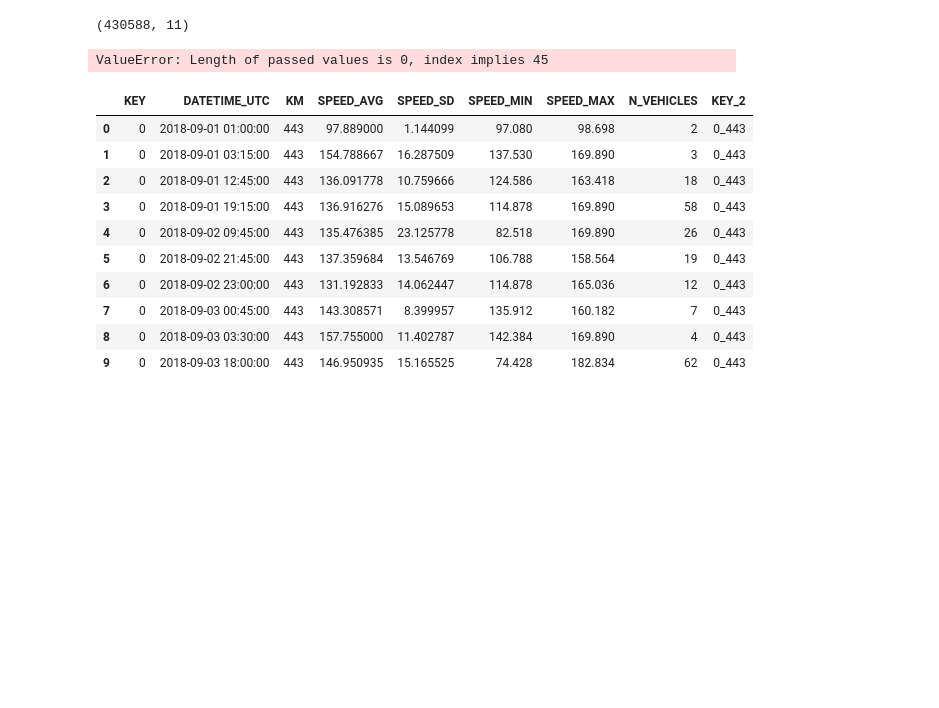
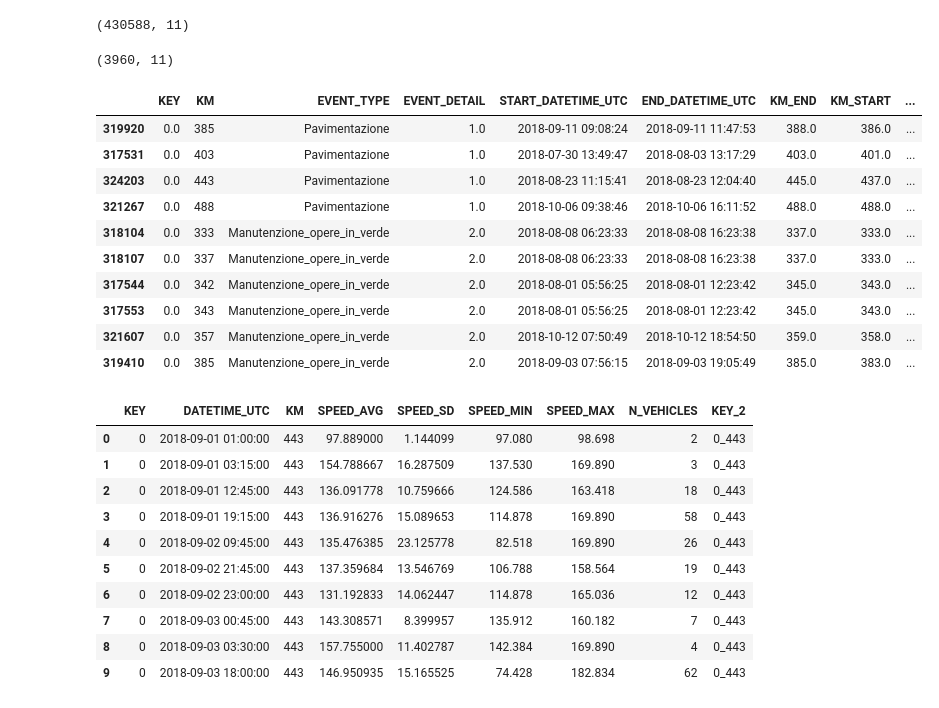
Before and after one commit to gianpy15/DMProject, a Jupyter notebook: notebooks/merger.ipynb, the cells around one changed output. Drawn from its saved outputs; the diff is of its cells as text; code cells hidden in the pictures; blank space fills up the shorter version.

```diff
--- a/notebooks/merger.ipynb
+++ b/notebooks/merger.ipynb
@@ -98,13 +93,26 @@ def below_threshold(x):
 # %%
 min_distances_df = reduced_df[[KEY, KM, EVENT_TYPE, EVENT_DETAIL, START_DATETIME, END_DATETIME, KM_END, KM_START, ROAD_TYPE, LANES, DISTANCE]]
+threshold = 2
+
 # TODO: mettere una threshold in km e prendere gli elementi sotto tale threshold
-idx = min_distances_df.groupby([KEY, EVENT_TYPE, EVENT_DETAIL])[DISTANCE].transform(below_threshold) == min_distances_df[DISTANCE]
-min_distances_df = min_distances_df[idx].drop_duplicates(subset=[EVENT_TYPE, EVENT_DETAIL, KM, KEY])
+min_distances_df = min_distances_df[np.abs(min_distances_df.DISTANCE) <= threshold]
+min_distances_df = min_distances_df.drop_duplicates(subset=[EVENT_TYPE, EVENT_DETAIL, KM, KEY])
 print(min_distances_df.shape)
 min_distances_df.sort_values([KEY, EVENT_DETAIL, KM]).head(10)
 # min_distances_df.to_csv(resources_path('dataset', 'preprocessed', 'min_distance_event.csv.gz'))
 # %% [output]
-ValueError: Length of passed values is 0, index implies 45
+(3960, 11)
+|  | KEY | KM | EVENT_TYPE | EVENT_DETAIL | START_DATETIME_UTC | END_DATETIME_UTC | KM_END | KM_START | ... |
+| 319920 | 0.0 | 385 | Pavimentazione | 1.0 | 2018-09-11 09:08:24 | 2018-09-11 11:47:53 | 388.0 | 386.0 | ... |
+| 317531 | 0.0 | 403 | Pavimentazione | 1.0 | 2018-07-30 13:49:47 | 2018-08-03 13:17:29 | 403.0 | 401.0 | ... |
+| 324203 | 0.0 | 443 | Pavimentazione | 1.0 | 2018-08-23 11:15:41 | 2018-08-23 12:04:40 | 445.0 | 437.0 | ... |
+| 321267 | 0.0 | 488 | Pavimentazione | 1.0 | 2018-10-06 09:38:46 | 2018-10-06 16:11:52 | 488.0 | 488.0 | ... |
+| 318104 | 0.0 | 333 | Manutenzione_opere_in_verde | 2.0 | 2018-08-08 06:23:33 | 2018-08-08 16:23:38 | 337.0 | 333.0 | ... |
+| 318107 | 0.0 | 337 | Manutenzione_opere_in_verde | 2.0 | 2018-08-08 06:23:33 | 2018-08-08 16:23:38 | 337.0 | 333.0 | ... |
+| 317544 | 0.0 | 342 | Manutenzione_opere_in_verde | 2.0 | 2018-08-01 05:56:25 | 2018-08-01 12:23:42 | 345.0 | 343.0 | ... |
+| 317553 | 0.0 | 343 | Manutenzione_opere_in_verde | 2.0 | 2018-08-01 05:56:25 | 2018-08-01 12:23:42 | 345.0 | 343.0 | ... |
+| 321607 | 0.0 | 357 | Manutenzione_opere_in_verde | 2.0 | 2018-10-12 07:50:49 | 2018-10-12 18:54:50 | 359.0 | 358.0 | ... |
+| 319410 | 0.0 | 385 | Manutenzione_opere_in_verde | 2.0 | 2018-09-03 07:56:15 | 2018-09-03 19:05:49 | 385.0 | 383.0 | ... |
 # %%
 speeds_df.head(10)
 # %% [output]
```
Also changed, not shown: parts of 2 cells of this notebook, 2 other files.
